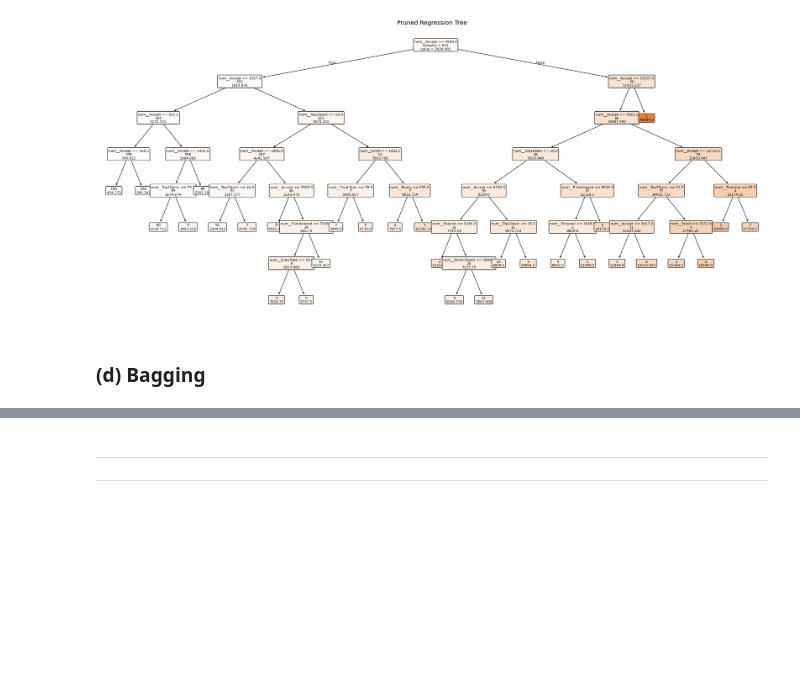
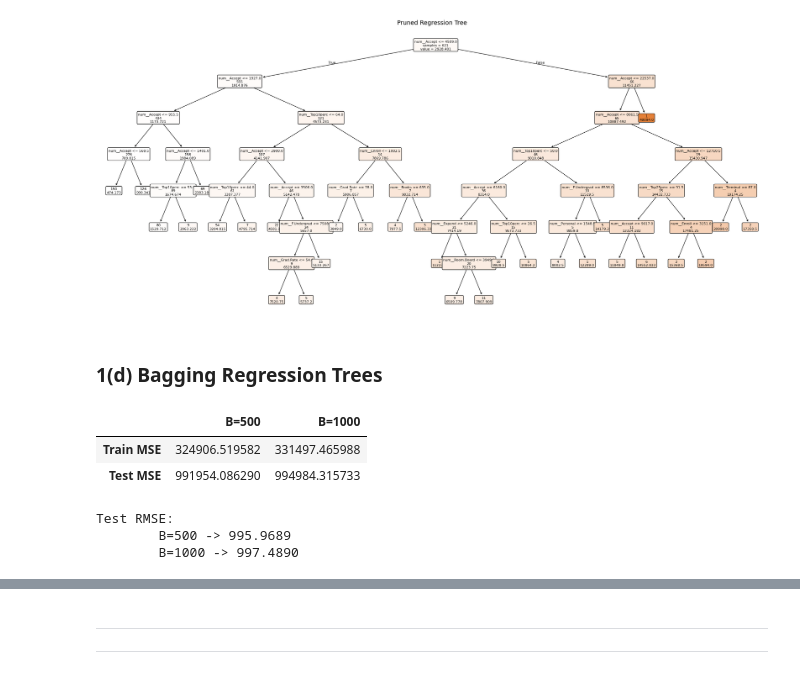
Before and after one commit to etoobian/STAT587_DS1_HW2, a Jupyter notebook: notebooks/STAT587_HW2.ipynb, the cells around one changed output, grey strips where cells are left out. Saved outputs shown, nothing was run; the diff lists cells and outputs as text; code cells hidden in the pictures; blank space fills up the shorter version.

```diff
--- a/notebooks/STAT587_HW2.ipynb
+++ b/notebooks/STAT587_HW2.ipynb
@@ -938,4 +938,4 @@ _ = save_fig(fig, "q1c_pruned_tree.png")
 # %% [output]
 [figure]
 # %% [markdown]
-### **(d)** Bagging
+### **1(d)** Bagging Regression Trees
@@ -941,0 +979,34 @@ _ = save_fig(fig, "q1c_pruned_tree.png")
+# %%
+q1d_metrics_df = pd.DataFrame(q1d_results).set_index("B").T
+q1d_metrics_df.columns = [f"B={int(c)}" for c in q1d_metrics_df.columns]
+
+_ = save_tex_table(
+    q1d_metrics_df.reset_index().rename(columns={"index": "Metric"}),
+    "q1d_bagging_mse.tex",
+    caption="Train and test mean squared error (MSE) for bagging regression trees with $B=500$ and $B=1000$.",
+    label="tab:q1d-bagging-mse",
+    float_fmt="%.4f",
+    index=False,
+)
+
+if VERBOSE:
+    display(q1d_metrics_df)
+# %% [output]
+|  | B=500 | B=1000 |
+| Train MSE | 324906.519582 | 331497.465988 |
+| Test MSE | 991954.086290 | 994984.315733 |
+# %%
+# RMSE sanity checks
+q1d_rmse = {
+    "B=500": float(np.sqrt(q1d_metrics_df.loc["Test MSE", "B=500"])),
+    "B=1000": float(np.sqrt(q1d_metrics_df.loc["Test MSE", "B=1000"])),
+}
+
+if VERBOSE:
+    print(
+        f"Test RMSE: \n\tB=500 -> {q1d_rmse['B=500']:.4f}\n\tB=1000 -> {q1d_rmse['B=1000']:.4f}"
+    )
+# %% [output]
+Test RMSE:
+        B=500 -> 995.9689
+        B=1000 -> 997.4890
```
Also changed, not shown: parts of 9 cells of this notebook.
